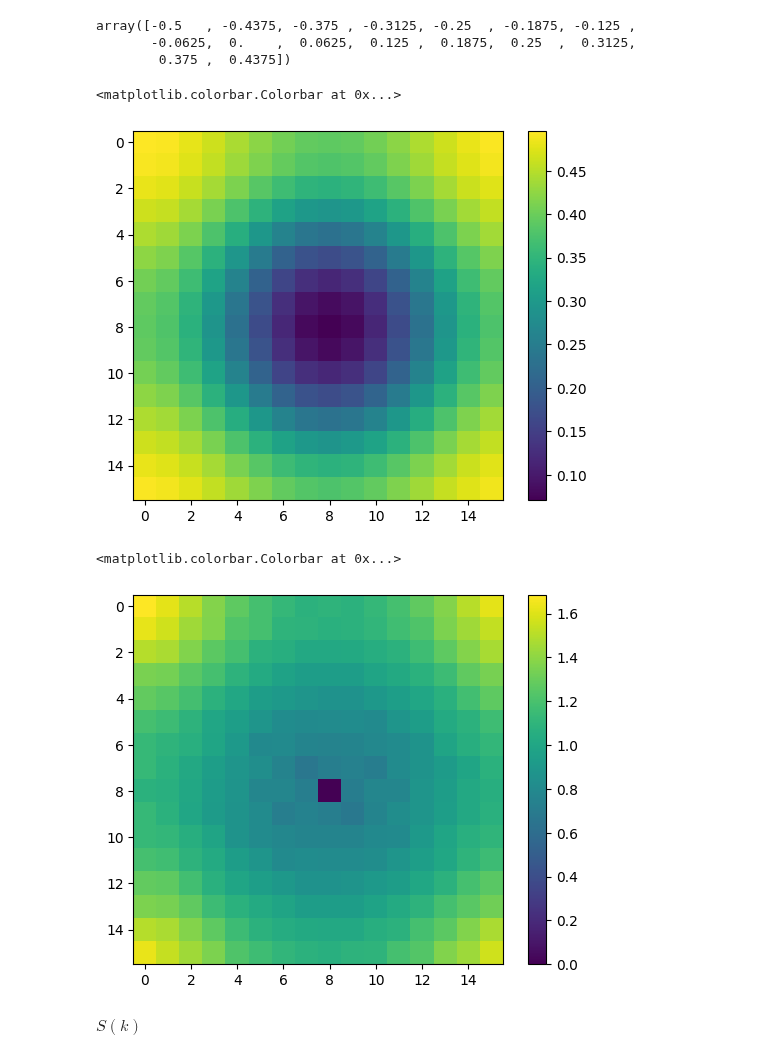
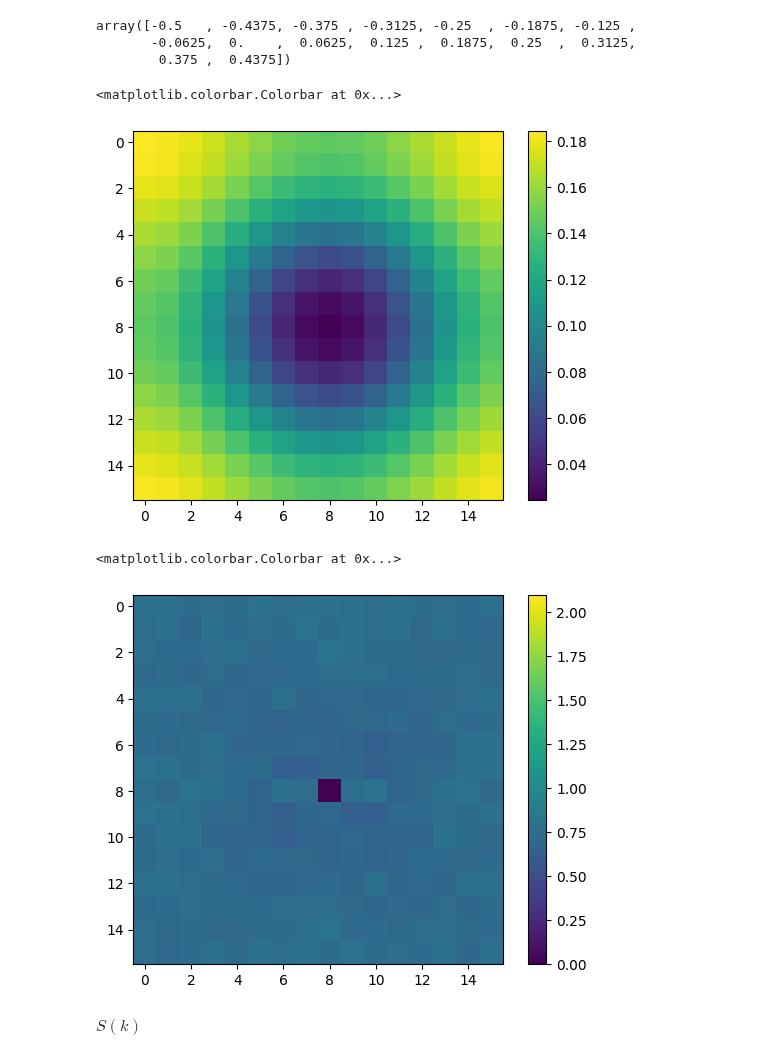
Before and after one commit to uschille/LBMeX, a Jupyter notebook: src_lbm/gross_validation/gross_validation.ipynb, the cells around one changed output. Cells and saved outputs as stored; diff of their text form; code cells hidden in the pictures.

```diff
--- a/src_lbm/gross_validation/gross_validation.ipynb
+++ b/src_lbm/gross_validation/gross_validation.ipynb
@@ -574,19 +574,19 @@ start = 50
 ideal = 0
 binsize = L//2 - 1
 
-kappa = 0.08
+# kappa = 0.08
+# kbt = 1e-7
+# u0 = 0
+# cs2 = 1/3
+# Beta = 0.14
+# rhov = 0.5
+
+kappa = 0.03
 kbt = 1e-7
 u0 = 0
 cs2 = 1/3
-Beta = 0.14
-rhov = 0.5
-
-# kappa = 0.03
-# kbt = 1e-7
-# u0 = 0
-# cs2 = 1/3
-# Beta = 0.015
-# rhov = 0.1
+Beta = 0.015
+rhov = 0.1
 
 rhol = 1.0
 rho0 = rhol
@@ -868,15 +868,15 @@ plt.imshow(test[L//2])
 plt.colorbar()
 # %% [output]
 <matplotlib.colorbar.Colorbar at 0x...>
-[figure, old version]
+[figure, new version]
 # %%
 data = np.array(ad[('boxlib', 'struct_fact_rho_rho')]).reshape(L, L, L)
 to_plot = data*test
-plt.imshow(to_plot[L//2])
+plt.imshow(to_plot[L//2], vmax = 2.1)
 plt.colorbar()
 # %% [output]
 <matplotlib.colorbar.Colorbar at 0x...>
-[figure, old version]
+[figure, new version]
 # %%
 G.diagonal()[0]
 # %% [output]
```
Also changed, not shown: parts of 6 cells of this notebook, 2 other files.
